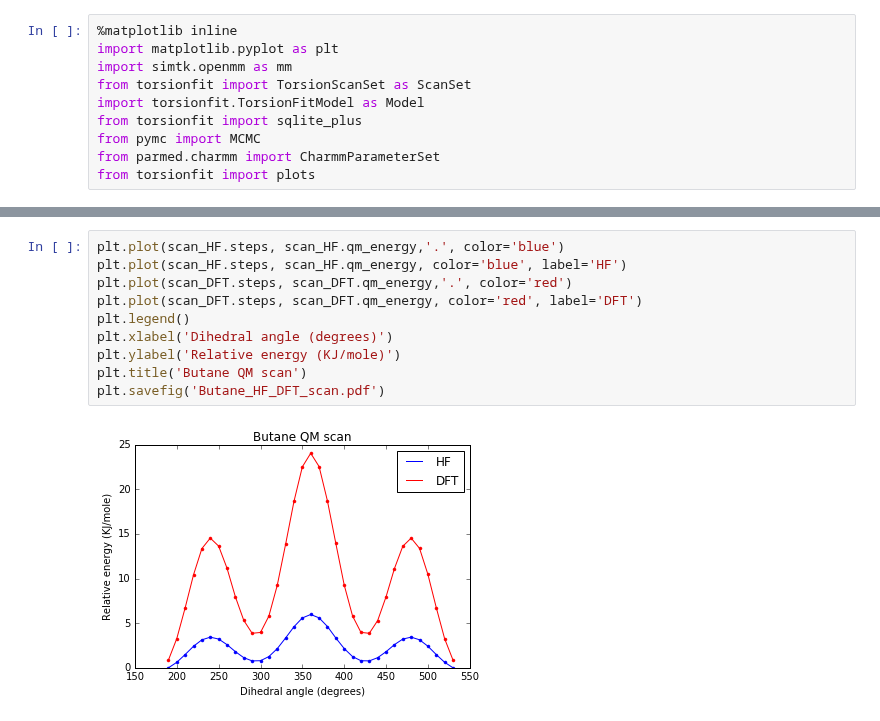
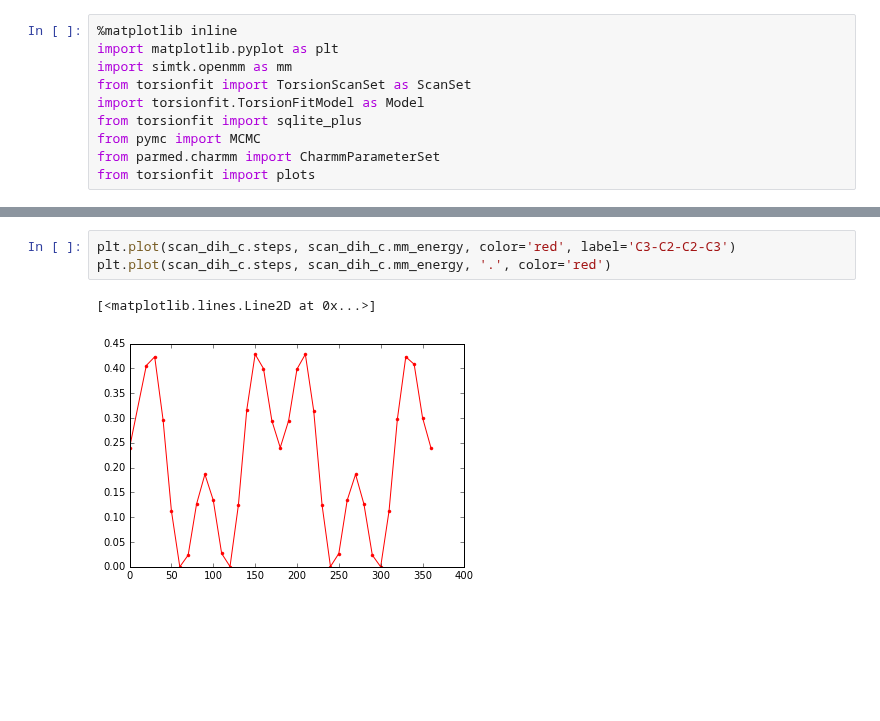
Before and after one commit to choderalab/torsionfit, a Jupyter notebook: examples/butane/torsion_scans/Parameter_energy_contribution.ipynb, the cells around one changed output, grey strips where cells are left out. Drawn from its saved outputs; the diff is of its cells as text; blank space fills up the shorter version.

```diff
--- a/examples/butane/torsion_scans/Parameter_energy_contribution.ipynb
+++ b/examples/butane/torsion_scans/Parameter_energy_contribution.ipynb
@@ -177,12 +595,6 @@ plt.savefig('Butane_scan_energy_cont_DFT.pdf')
-# %%
-plt.plot(scan_HF.steps, scan_HF.qm_energy,'.', color='blue')
-plt.plot(scan_HF.steps, scan_HF.qm_energy, color='blue', label='HF')
-plt.plot(scan_DFT.steps, scan_DFT.qm_energy,'.', color='red')
-plt.plot(scan_DFT.steps, scan_DFT.qm_energy, color='red', label='DFT')
-plt.legend()
-plt.xlabel('Dihedral angle (degrees)')
-plt.ylabel('Relative energy (KJ/mole)')
-plt.title('Butane QM scan')
-plt.savefig('Butane_HF_DFT_scan.pdf')
-# %% [output]
-[figure, removed]
+# %%
+plt.plot(scan_dih_c.steps, scan_dih_c.mm_energy, color='red', label='C3-C2-C2-C3')
+plt.plot(scan_dih_c.steps, scan_dih_c.mm_energy, '.', color='red')
+# %% [output]
+[<matplotlib.lines.Line2D at 0x...>]
+[figure, added]
```
Also changed, not shown: parts of 19 cells of this notebook, 43 other files.
